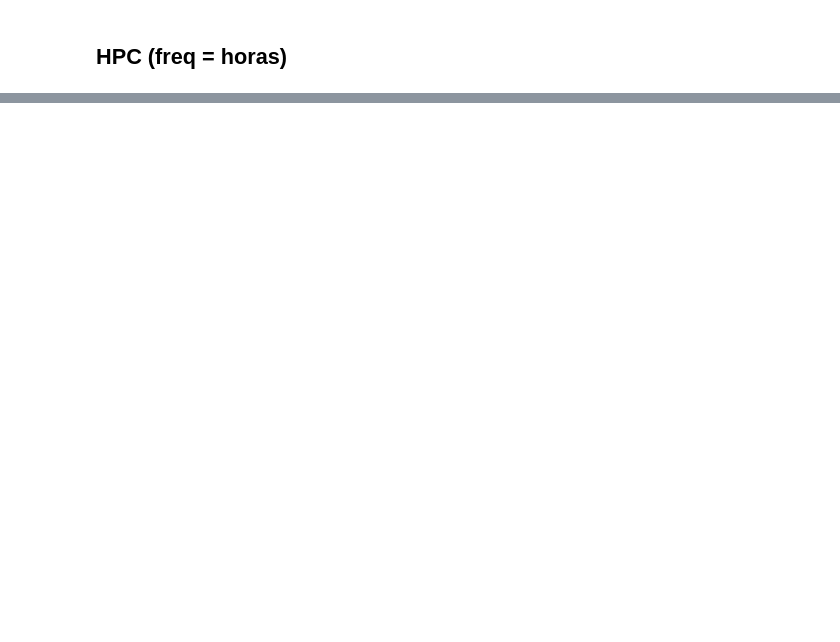
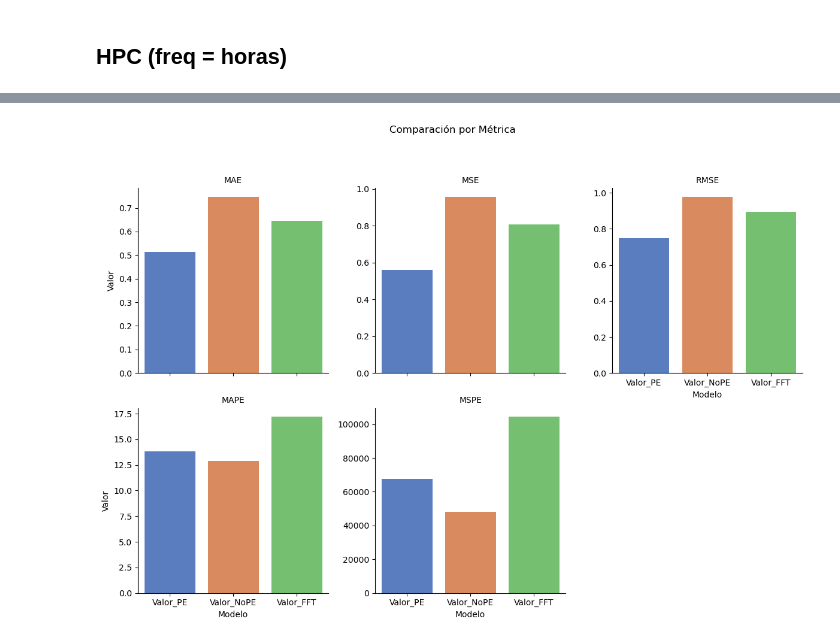
Before and after one commit to hexecoded/TFM, a Jupyter notebook: Experimentos/EstudioResultados.ipynb, the cells around one changed output, grey strips where cells are left out. Cells and saved outputs as stored; diff of their text form; code cells hidden in the pictures; blank space fills up the shorter version.

```diff
--- a/Experimentos/EstudioResultados.ipynb
+++ b/Experimentos/EstudioResultados.ipynb
@@ -158,0 +248,10 @@ Promedio de mejora de PE sobre NoPE: 5.67%
+# %%
+# Fusión de los dataframe
+df_temp = pd.merge(df_original, df_sin_pe, on="Métrica", suffixes=("_PE", "_NoPE"))
+df_comparacion = pd.merge(df_temp, df_fft, on="Métrica")
+
+df_fft_renamed = df_fft.rename(columns=lambda x: x if x == "Métrica" else f"{x}_FFT")
+df_comparacion = pd.merge(df_temp, df_fft_renamed, on="Métrica")
+
+# Mostramos resultado
+display(df_comparacion)
@@ -158,0 +265,13 @@ Promedio de mejora de PE sobre NoPE: 5.67%
+# %%
+# Calculamos la mejora porcentual de PE sobre FFT
+df_comparacion["% PE sobre FFT"] = ((df_comparacion["Valor_FFT"] - df_comparacion["Valor_PE"]) / df_comparacion["Valor_FFT"]) * 100
+df_comparacion["% PE sobre NoPE"] = ((df_comparacion["Valor_NoPE"] - df_comparacion["Valor_PE"]) / df_comparacion["Valor_NoPE"]) * 100
+
+# Mostramos la tabla
+display(df_comparacion)
+
+# Calculamos el promedio de mejora
+promedio_mejora_fft = df_comparacion["% PE sobre FFT"].mean()
+promedio_mejora_nope = df_comparacion["% PE sobre NoPE"].mean()
+#print("\nPromedio de mejora de PE sobre FFT: {:.2f}%".format(promedio_mejora_fft))
+# print("\nPromedio de mejora de PE sobre NoPE: {:.2f}%".format(promedio_mejora_nope))
@@ -158,0 +285,17 @@ Promedio de mejora de PE sobre NoPE: 5.67%
+# %%
+import seaborn as sns
+
+df_comparacion.drop(columns=["% PE sobre NoPE", "% PE sobre FFT"], inplace=True)
+
+# Transformamos a formato largo para representar
+df_long = df_comparacion.melt(id_vars="Métrica", var_name="Modelo", value_name="Valor")
+
+g = sns.FacetGrid(df_long, col="Métrica", col_wrap=3, sharey=False, height=4)
+g.map_dataframe(sns.barplot, x="Modelo", y="Valor", hue="Modelo", palette="muted", legend=False)
+
+g.set_titles("{col_name}")
+g.fig.suptitle("Comparación por Métrica", y=1.05)
+g.tight_layout()
+plt.show()
+# %% [output]
+[figure, added]
```
Also changed, not shown: parts of 9 cells of this notebook, 8 other files.
